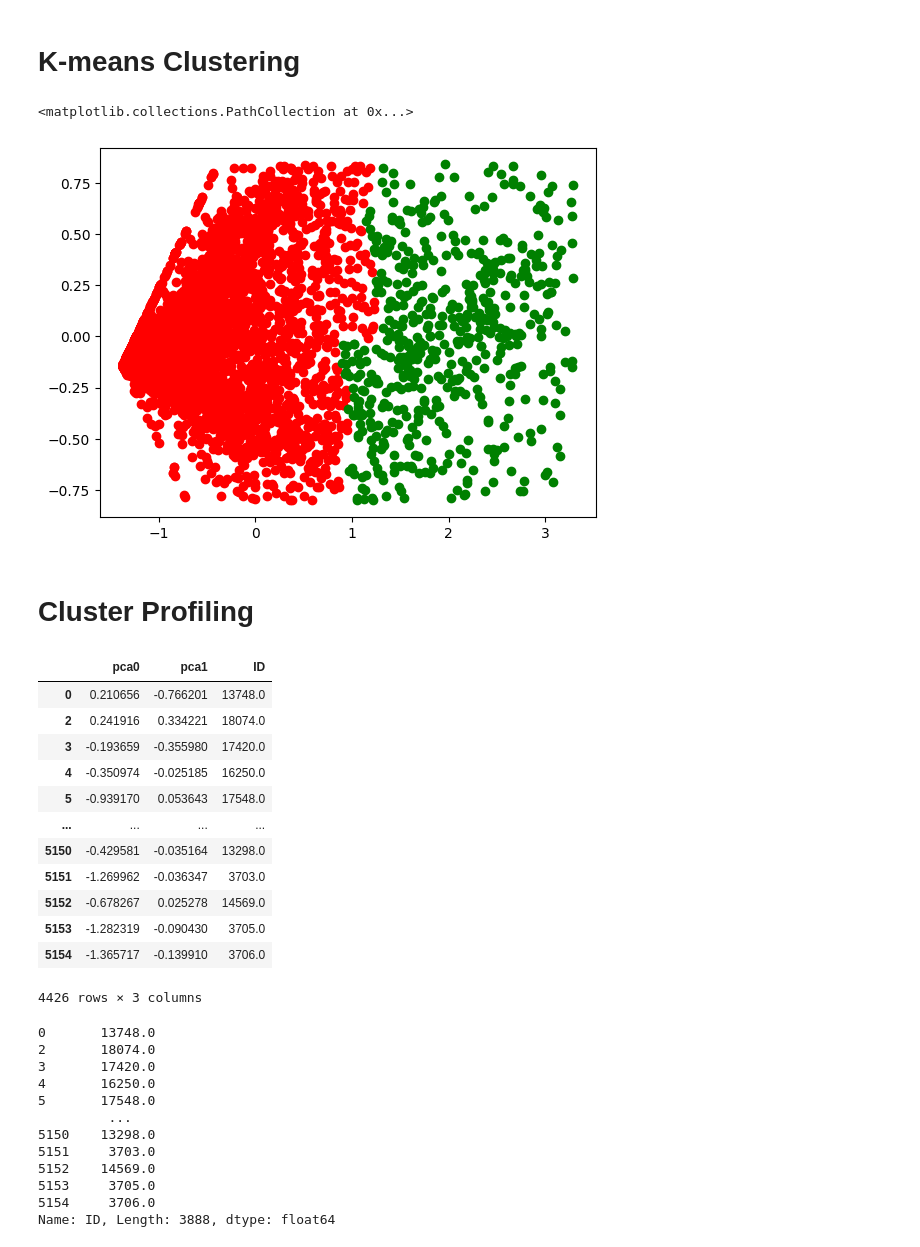
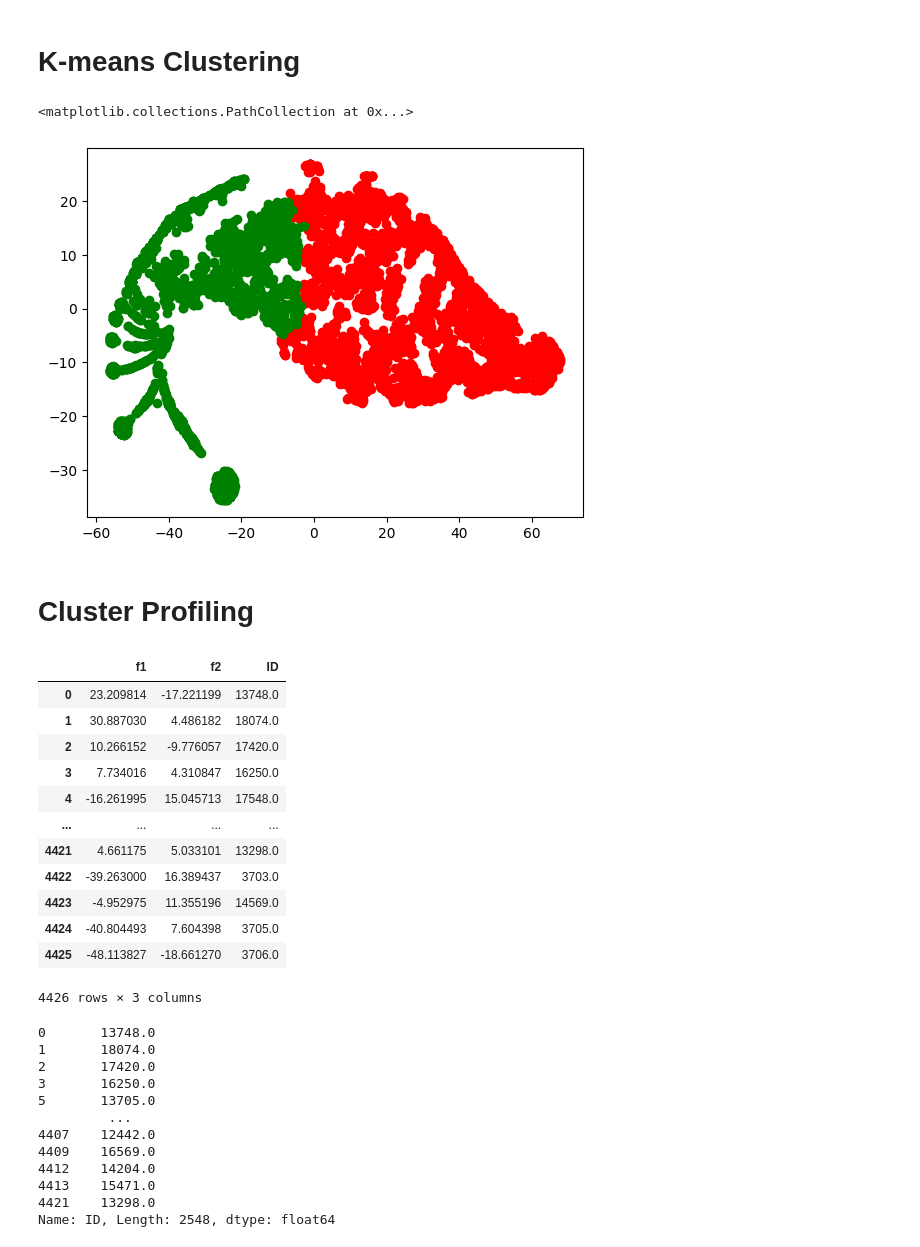
Before and after one commit to M0STAFA-A4F/Customer-Segmentation-for-E-commerce-Personalization, a Jupyter notebook: csecp.ipynb, the cells around one changed output. Cells and saved outputs as stored; diff of their text form; code cells hidden in the pictures.

```diff
--- a/csecp.ipynb
+++ b/csecp.ipynb
@@ -262,3 +297,8 @@ sns.pairplot(df_pca)
 # %% [output]
 <seaborn.axisgrid.PairGrid at 0x...>
 [figure]
+# %%
+dim_tsne = TSNE(perplexity=80)
+x_tsne = dim_tsne.fit_transform(df_pca.to_numpy())
+df_tsne = pd.DataFrame(x_tsne, columns=['f1','f2'])
+sns.pairplot(df_tsne)
@@ -264,0 +308,3 @@ sns.pairplot(df_pca)
+# %%
+df_test = df_tsne
+df_test
@@ -268,7 +328,7 @@ sns.pairplot(df_pca)
 list_of_inirtias = []
 for n in range(1,20):
     km = KMeans(n_clusters=n)
-    km.fit(df_pca)
+    km.fit(df_test)
     list_of_inirtias.append(km.inertia_)
     print(n, km.inertia_)
 # %% [output]
@@ -300,47 +360,46 @@ plt.plot(range(1,20), list_of_inirtias)
 # K-means Clustering
 # %%
 agg = AgglomerativeClustering(n_clusters=2)
-predictions = agg.fit_predict(df_pca)
+predictions = agg.fit_predict(df_test)
 # %%
-plt.scatter(df_pca.iloc[predictions==0,0], df_pca.iloc[predictions==0,1], color='red')
-plt.scatter(df_pca.iloc[predictions==1,0], df_pca.iloc[predictions==1,1], color='green')
-#plt.scatter(df_pca.iloc[predictions==2,0], df_pca.iloc[predictions==2,1], color='blue')
+plt.scatter(df_test.iloc[predictions==0,0], df_test.iloc[predictions==0,1], color='red')
+plt.scatter(df_test.iloc[predictions==1,0], df_test.iloc[predictions==1,1], color='green')
 # %% [output]
 <matplotlib.collections.PathCollection at 0x...>
-[figure, old version]
+[figure, new version]
 # %% [markdown]
 #  Cluster Profiling
 # %%
-df_pca['ID'] = y_pca
-df_pca
+df_test['ID'] = y_pca
+df_test
 # %% [output]
-|  | pca0 | pca1 | ID |
-| 0 | 0.210656 | -0.766201 | 13748.0 |
-| 2 | 0.241916 | 0.334221 | 18074.0 |
-| 3 | -0.193659 | -0.355980 | 17420.0 |
-| 4 | -0.350974 | -0.025185 | 16250.0 |
-| 5 | -0.939170 | 0.053643 | 17548.0 |
+|  | f1 | f2 | ID |
+| 0 | 23.209814 | -17.221199 | 13748.0 |
+| 1 | 30.887030 | 4.486182 | 18074.0 |
+| 2 | 10.266152 | -9.776057 | 17420.0 |
+| 3 | 7.734016 | 4.310847 | 16250.0 |
+| 4 | -16.261995 | 15.045713 | 17548.0 |
 | ... | ... | ... | ... |
-| 5150 | -0.429581 | -0.035164 | 13298.0 |
-| 5151 | -1.269962 | -0.036347 | 3703.0 |
-| 5152 | -0.678267 | 0.025278 | 14569.0 |
-| 5153 | -1.282319 | -0.090430 | 3705.0 |
-| 5154 | -1.365717 | -0.139910 | 3706.0 |
+| 4421 | 4.661175 | 5.033101 | 13298.0 |
+| 4422 | -39.263000 | 16.389437 | 3703.0 |
+| 4423 | -4.952975 | 11.355196 | 14569.0 |
+| 4424 | -40.804493 | 7.604398 | 3705.0 |
+| 4425 | -48.113827 | -18.661270 | 3706.0 |
 4426 rows × 3 columns
 # %%
-id_0 = df_pca.iloc[predictions==0,2]
+id_0 = df_test.iloc[predictions==0,2]
 id_0
 # %% [output]
 0       13748.0
-2       18074.0
-3       17420.0
-4       16250.0
-5       17548.0
+1       18074.0
+2       17420.0
+3       16250.0
+5       13705.0
          ...
-5150    13298.0
-5151     3703.0
-5152    14569.0
-5153     3705.0
-5154     3706.0
-Name: ID, Length: 3888, dtype: float64
+4407    12442.0
+4409    16569.0
+4412    14204.0
+4413    15471.0
+4421    13298.0
+Name: ID, Length: 2548, dtype: float64
 # %%
```
Also changed, not shown: parts of 16 cells of this notebook.
